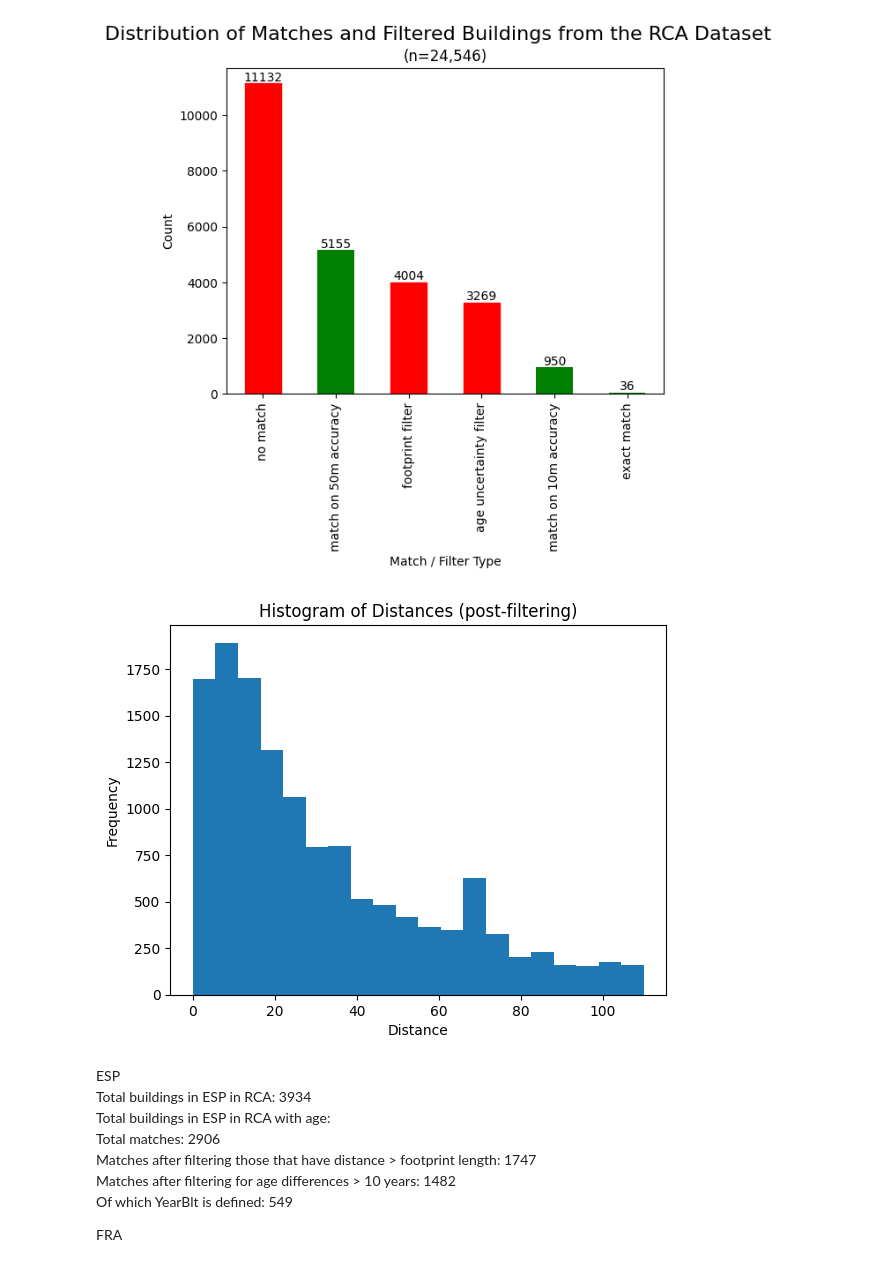
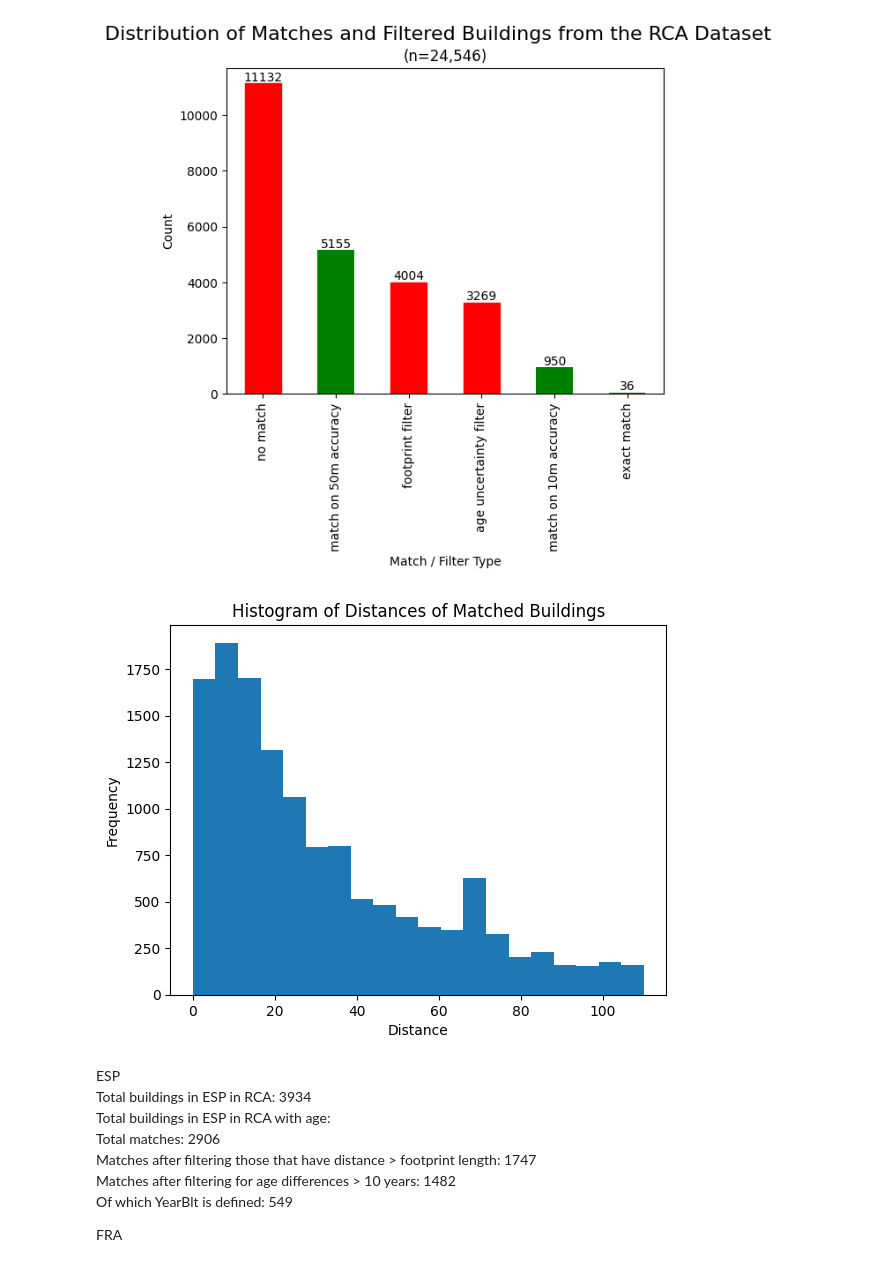
Before and after one commit to kaifoerster/BuildingAgePredictorML, a Jupyter notebook: main notebooks/descriptive statistics 2.ipynb, the cells around one changed output. Cells and saved outputs as stored; diff of their text form; code cells hidden in the pictures.

```diff
--- a/main notebooks/descriptive statistics 2.ipynb
+++ b/main notebooks/descriptive statistics 2.ipynb
@@ -665,18 +679,18 @@ plt.show()
 # %%
 exclusions = ['footprint filter', 'age uncertainty filter', 'no match']
 
 # Filter the DataFrame to exclude rows with the specified match types
 filtered_matches = matches[~matches['match_type'].isin(exclusions)]
 
 # Assuming 'matches' is your DataFrame and it has a numerical column named 'distances'
 matches['distances'].plot(kind='hist', bins=20)  # You can adjust the number of bins
 
 plt.xlabel('Distance')
 plt.ylabel('Frequency')
-plt.title('Histogram of Distances (post-filtering)')
+plt.title('Histogram of Distances of Matched Buildings')
 plt.show()
 # %% [output]
-[figure, old version]
+[figure, new version]
 # %% [markdown]
 ESP <br>
 Total buildings in ESP in RCA: 3934 <br>
```
Also changed, not shown: parts of 14 cells of this notebook, 9 other files.
